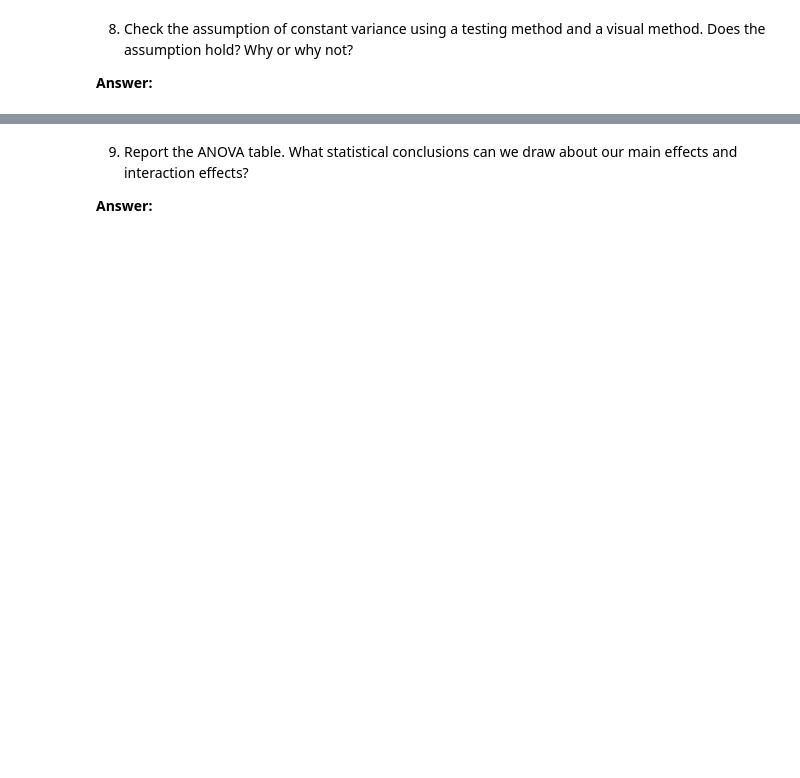
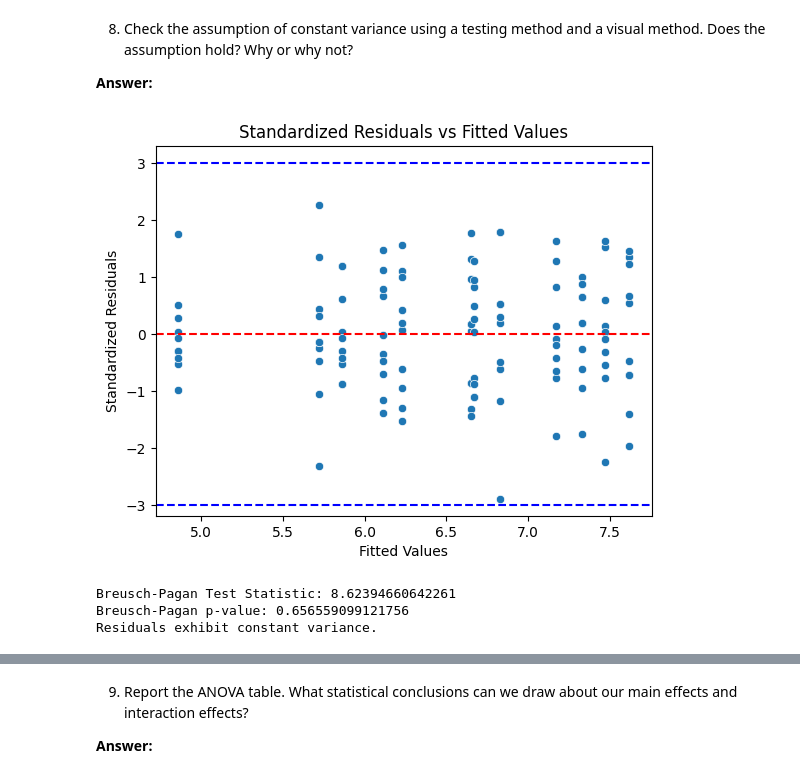
Before and after one commit to rohanbhuin/STAT-7220-Applied-Experimental-Design, a Jupyter notebook: Assignments/Final-Exam/Final-Exam.ipynb, the cells around one changed output, grey strips where cells are left out. Saved outputs shown, nothing was run; the diff lists cells and outputs as text; code cells hidden in the pictures; blank space fills up the shorter version.

```diff
--- a/Assignments/Final-Exam/Final-Exam.ipynb
+++ b/Assignments/Final-Exam/Final-Exam.ipynb
@@ -284,3 +341,39 @@ Sausage Hot   No        4.86  0.653537
 **Answer:**
 # %%
 ## Question 8 Code ##
+## Import Statsmodels ##
+from statsmodels.stats.diagnostic import het_breuschpagan
+
+## Get Standardized Residuals ##
+standardized_residuals = model.get_influence().resid_studentized_internal
+
+## Get Fitted Values ##
+fitted_values = model.fittedvalues
+
+## Generate Standardized Residuals vs Fitted Values Plot ##
+sns.scatterplot(x=fitted_values, y=standardized_residuals)
+
+plt.axhline(0, color='red', linestyle='--')
+plt.axhline(3, color='blue', linestyle='--')
+plt.axhline(-3, color='blue', linestyle='--')
+
+plt.title("Standardized Residuals vs Fitted Values")
+plt.xlabel("Fitted Values")
+plt.ylabel("Standardized Residuals")
+plt.show()
+
+## Perform Breusch-Pagan Test for Homoscedasticity ##
+bp_test = het_breuschpagan(model.resid, model.model.exog)
+
+print("Breusch-Pagan Test Statistic:", bp_test[0])
+print("Breusch-Pagan p-value:", bp_test[1])
+
+if bp_test[1] > 0.05:
+    print("Residuals exhibit constant variance.")
+else:
+    print("Residuals exhibit non-constant variance.")
+# %% [output]
+[figure, added]
+Breusch-Pagan Test Statistic: 8.62394660642261
+Breusch-Pagan p-value: 0.656559099121756
+Residuals exhibit constant variance.
```
Also changed, not shown: parts of 28 cells of this notebook.
